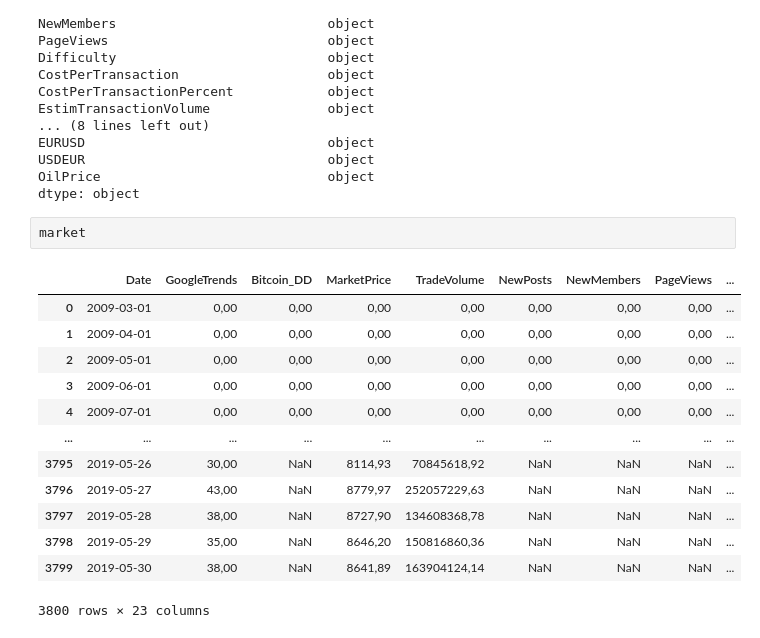
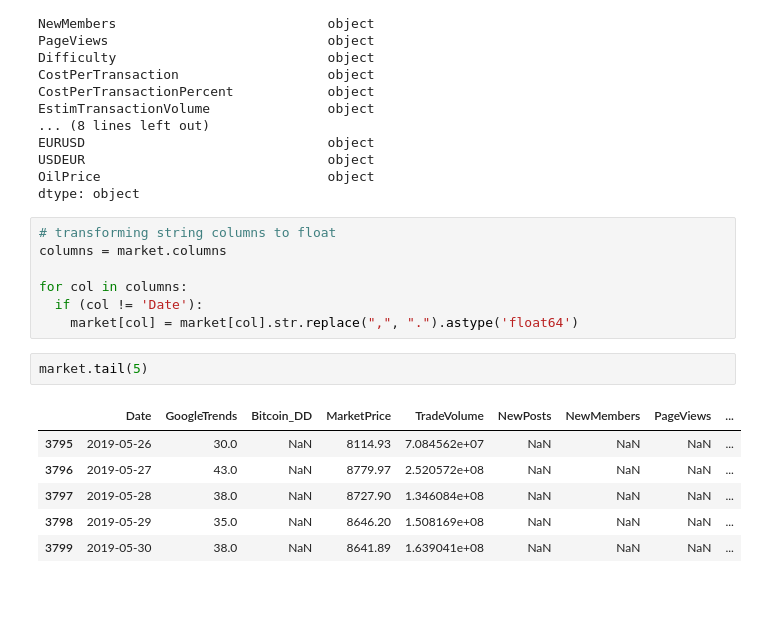
Before and after one commit to wallisonferreira/analise-exploratoria-mercados, a Jupyter notebook: wrangling.ipynb, the cells around one changed output. Drawn from its saved outputs; the diff is of its cells as text; blank space fills up the shorter version.

```diff
--- a/wrangling.ipynb
+++ b/wrangling.ipynb
@@ -151,19 +185,19 @@ EURUSD                               object
 USDEUR                               object
 OilPrice                             object
 dtype: object
+# %%
+# transforming string columns to float
+columns = market.columns
+
+for col in columns:
+  if (col != 'Date'):
+    market[col] = market[col].str.replace(",", ".").astype('float64')
 # %%
-market
+market.tail(5)
 # %% [output]
 |  | Date | GoogleTrends | Bitcoin_DD | MarketPrice | TradeVolume | NewPosts | NewMembers | PageViews | ... |
-| 0 | 2009-03-01 | 0,00 | 0,00 | 0,00 | 0,00 | 0,00 | 0,00 | 0,00 | ... |
-| 1 | 2009-04-01 | 0,00 | 0,00 | 0,00 | 0,00 | 0,00 | 0,00 | 0,00 | ... |
-| 2 | 2009-05-01 | 0,00 | 0,00 | 0,00 | 0,00 | 0,00 | 0,00 | 0,00 | ... |
-| 3 | 2009-06-01 | 0,00 | 0,00 | 0,00 | 0,00 | 0,00 | 0,00 | 0,00 | ... |
-| 4 | 2009-07-01 | 0,00 | 0,00 | 0,00 | 0,00 | 0,00 | 0,00 | 0,00 | ... |
-| ... | ... | ... | ... | ... | ... | ... | ... | ... | ... |
-| 3795 | 2019-05-26 | 30,00 | NaN | 8114,93 | 70845618,92 | NaN | NaN | NaN | ... |
-| 3796 | 2019-05-27 | 43,00 | NaN | 8779,97 | 252057229,63 | NaN | NaN | NaN | ... |
-| 3797 | 2019-05-28 | 38,00 | NaN | 8727,90 | 134608368,78 | NaN | NaN | NaN | ... |
-| 3798 | 2019-05-29 | 35,00 | NaN | 8646,20 | 150816860,36 | NaN | NaN | NaN | ... |
-| 3799 | 2019-05-30 | 38,00 | NaN | 8641,89 | 163904124,14 | NaN | NaN | NaN | ... |
+| 3795 | 2019-05-26 | 30.0 | NaN | 8114.93 | 7.084562e+07 | NaN | NaN | NaN | ... |
+| 3796 | 2019-05-27 | 43.0 | NaN | 8779.97 | 2.520572e+08 | NaN | NaN | NaN | ... |
+| 3797 | 2019-05-28 | 38.0 | NaN | 8727.90 | 1.346084e+08 | NaN | NaN | NaN | ... |
+| 3798 | 2019-05-29 | 35.0 | NaN | 8646.20 | 1.508169e+08 | NaN | NaN | NaN | ... |
+| 3799 | 2019-05-30 | 38.0 | NaN | 8641.89 | 1.639041e+08 | NaN | NaN | NaN | ... |
-3800 rows × 23 columns
```
Also changed, not shown: parts of 7 cells of this notebook.
